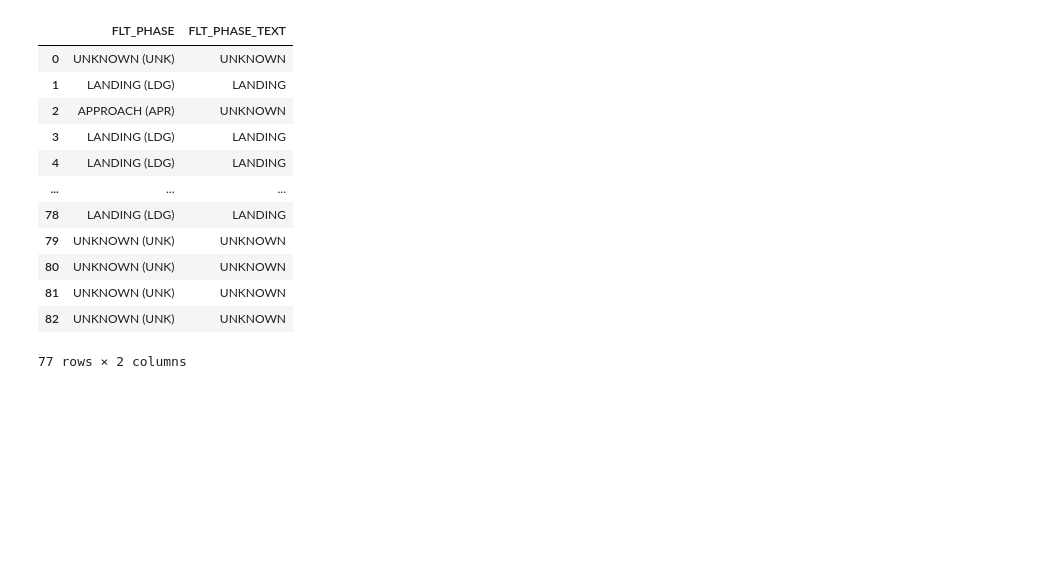
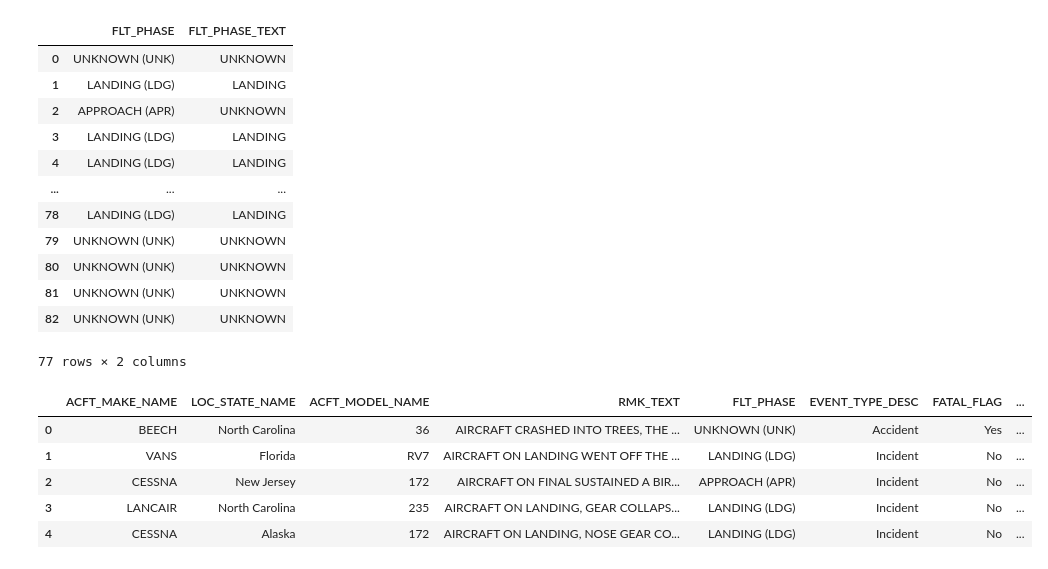
Before and after one commit to JindalDhruv05/SVNIT_ML, a Jupyter notebook: lab2/ML_LAB2.ipynb, the cells around one changed output. Drawn from its saved outputs; the diff is of its cells as text; code cells hidden in the pictures; blank space fills up the shorter version.

```diff
--- a/lab2/ML_LAB2.ipynb
+++ b/lab2/ML_LAB2.ipynb
@@ -354,3 +356,12 @@ df_new[cols]
 | 81 | UNKNOWN (UNK) | UNKNOWN |
 | 82 | UNKNOWN (UNK) | UNKNOWN |
 77 rows × 2 columns
+# %%
+df_new.head()
+# %% [output]
+|  | ACFT_MAKE_NAME | LOC_STATE_NAME | ACFT_MODEL_NAME | RMK_TEXT | FLT_PHASE | EVENT_TYPE_DESC | FATAL_FLAG | ... |
+| 0 | BEECH | North Carolina | 36 | AIRCRAFT CRASHED INTO TREES, THE ... | UNKNOWN (UNK) | Accident | Yes | ... |
+| 1 | VANS | Florida | RV7 | AIRCRAFT ON LANDING WENT OFF THE ... | LANDING (LDG) | Incident | No | ... |
+| 2 | CESSNA | New Jersey | 172 | AIRCRAFT ON FINAL SUSTAINED A BIR... | APPROACH (APR) | Incident | No | ... |
+| 3 | LANCAIR | North Carolina | 235 | AIRCRAFT ON LANDING, GEAR COLLAPS... | LANDING (LDG) | Incident | No | ... |
+| 4 | CESSNA | Alaska | 172 | AIRCRAFT ON LANDING, NOSE GEAR CO... | LANDING (LDG) | Incident | No | ... |
```
Also changed, not shown: parts of 1 cell of this notebook.
